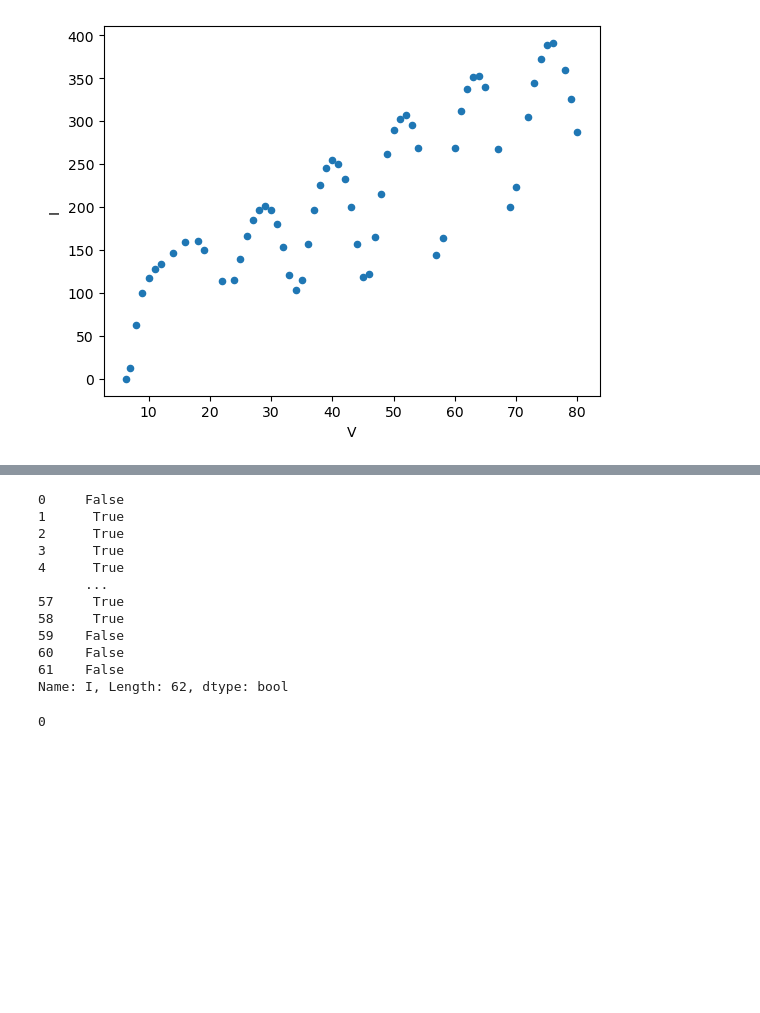
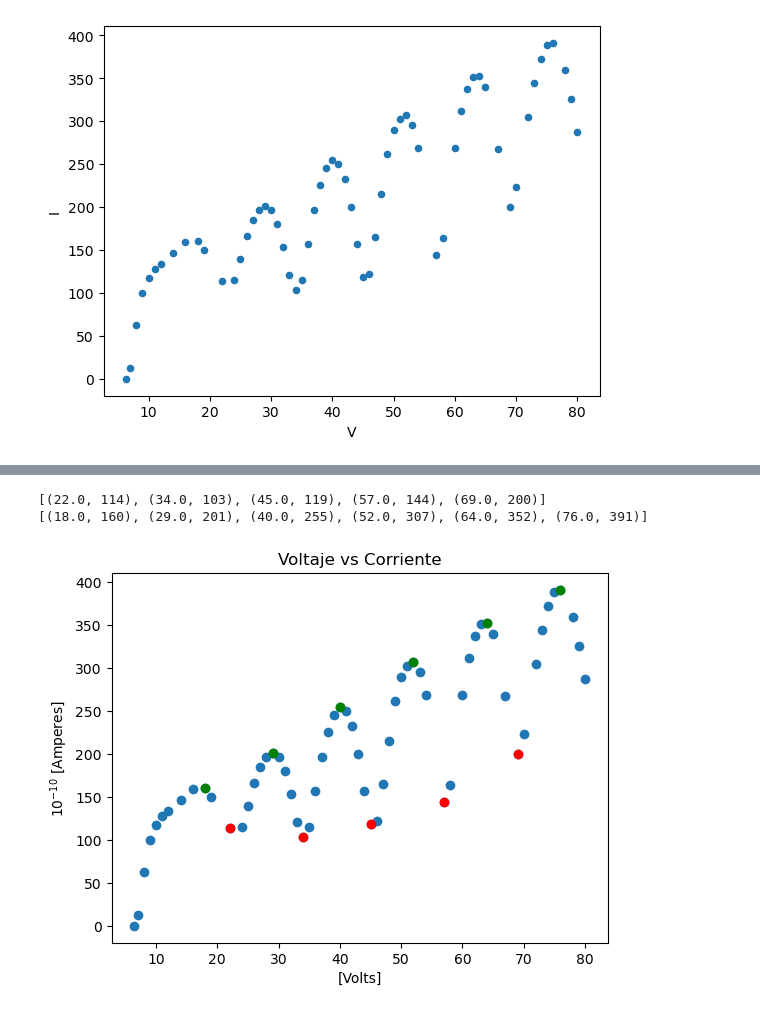
Before and after one commit to fbientrigo/lab_fisica, a Jupyter notebook: Lab 4/Hertz/mainHertz_ver02.ipynb, the cells around one changed output, grey strips where cells are left out. Drawn from its saved outputs; the diff is of its cells as text; code cells hidden in the pictures; blank space fills up the shorter version.

Commit message:
hertz update

```diff
--- a/Lab 4/Hertz/mainHertz_ver02.ipynb
+++ b/Lab 4/Hertz/mainHertz_ver02.ipynb
@@ -45,5 +57,7 @@ df1.plot(kind='scatter', y='I', x='V')
 <AxesSubplot:xlabel='V', ylabel='I'>
 [figure]
 # %%
-df1['min'] = df1.V[(df1.I.shift(1) >= df1.I) & (df1.I.shift(-1) >= df1.I)]
-df1['max'] = df1.V[(df1.I.shift(1) < df1.I) & (df1.I.shift(-1) < df1.I)]
+df1['minV'] = df1.V[(df1.I.shift(1) >= df1.I) & (df1.I.shift(-1) >= df1.I)]
+df1['maxV'] = df1.V[(df1.I.shift(1) < df1.I) & (df1.I.shift(-1) < df1.I)]
+
+df1
@@ -50,23 +78,24 @@ df1['max'] = df1.V[(df1.I.shift(1) < df1.I) & (df1.I.shift(-1) < df1.I)]
-# %%
-plt.scatter(df.index, df['min'], c='r')
-plt.scatter(df.index, df['max'], c='g')
-plt.plot(df.index, df['data'])
-plt.show()
-# %% [output]
-0     False
-1      True
-2      True
-3      True
-4      True
-      ...
-57     True
-58     True
-59    False
-60    False
-61    False
-Name: I, Length: 62, dtype: bool
-# %%
-# non Nan
-len(df1['min'].isna()) - len(df1['min'])
-# %% [output]
-0
+# %%
+minV = df1['minV'].dropna()
+minI = df1.I[df1['V'].isin( minV )]
+
+print( list(zip(minV, minI)) )
+
+maxV = df1['maxV'].dropna()
+maxI = df1.I[df1['V'].isin( maxV )]
+
+print( list(zip(maxV, maxI)) )
+# %% [output]
+[(22.0, 114), (34.0, 103), (45.0, 119), (57.0, 144), (69.0, 200)]
+[(18.0, 160), (29.0, 201), (40.0, 255), (52.0, 307), (64.0, 352), (76.0, 391)]
+# %%
+plt.title('Voltaje vs Corriente')
+plt.scatter(data=df1, y='I', x='V')
+plt.scatter(minV  , minI, c='r')
+plt.scatter(maxV, maxI, c='g')
+plt.xlabel('[Volts]')
+plt.ylabel(r'$10^{-10}$ [Amperes]')
+plt.savefig('plots/voltaje_vs_corriente_hertz.png')
+plt.show()
+# %% [output]
+[figure, added]
```
Also changed, not shown: parts of 15 cells of this notebook, 5 other files.
